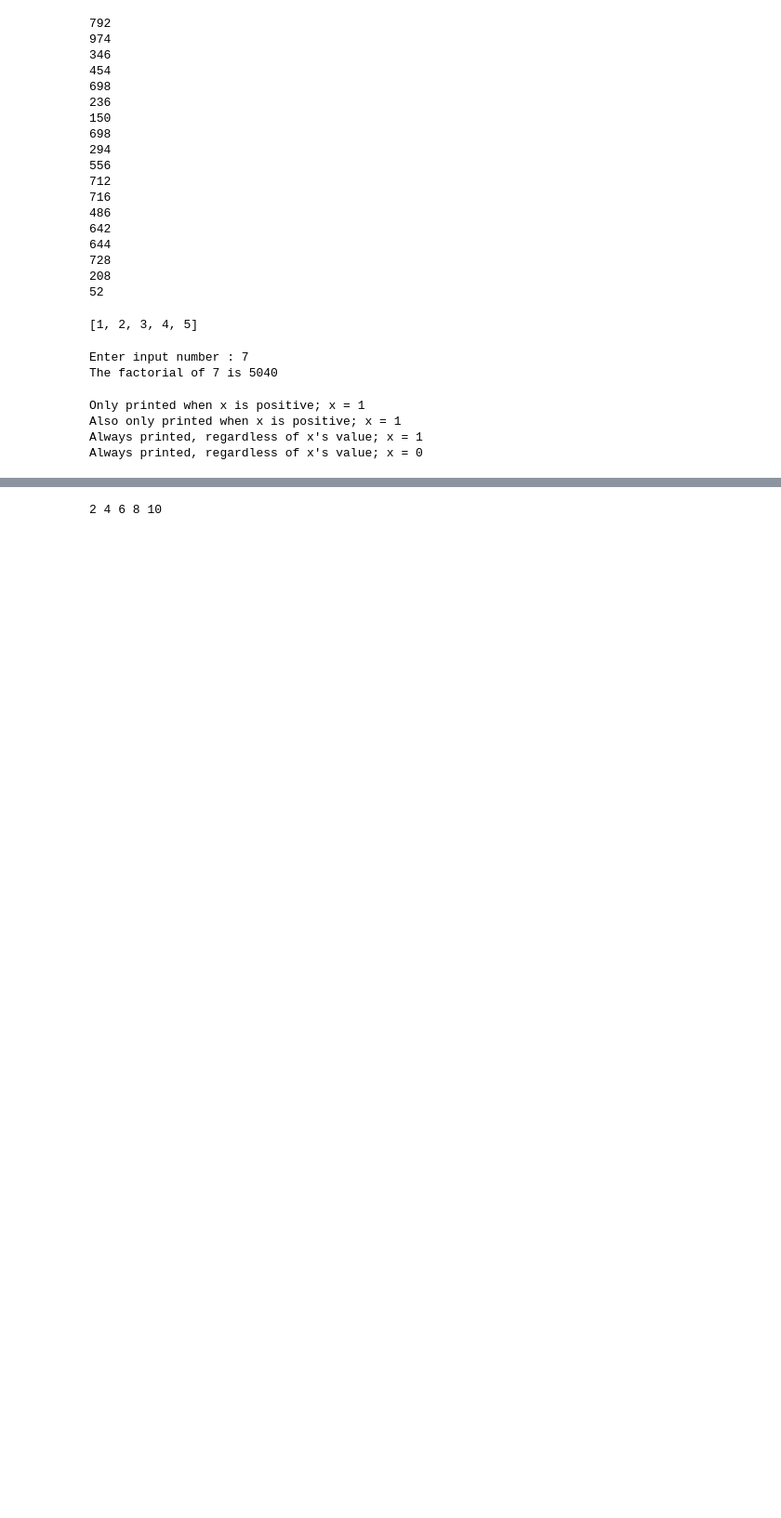
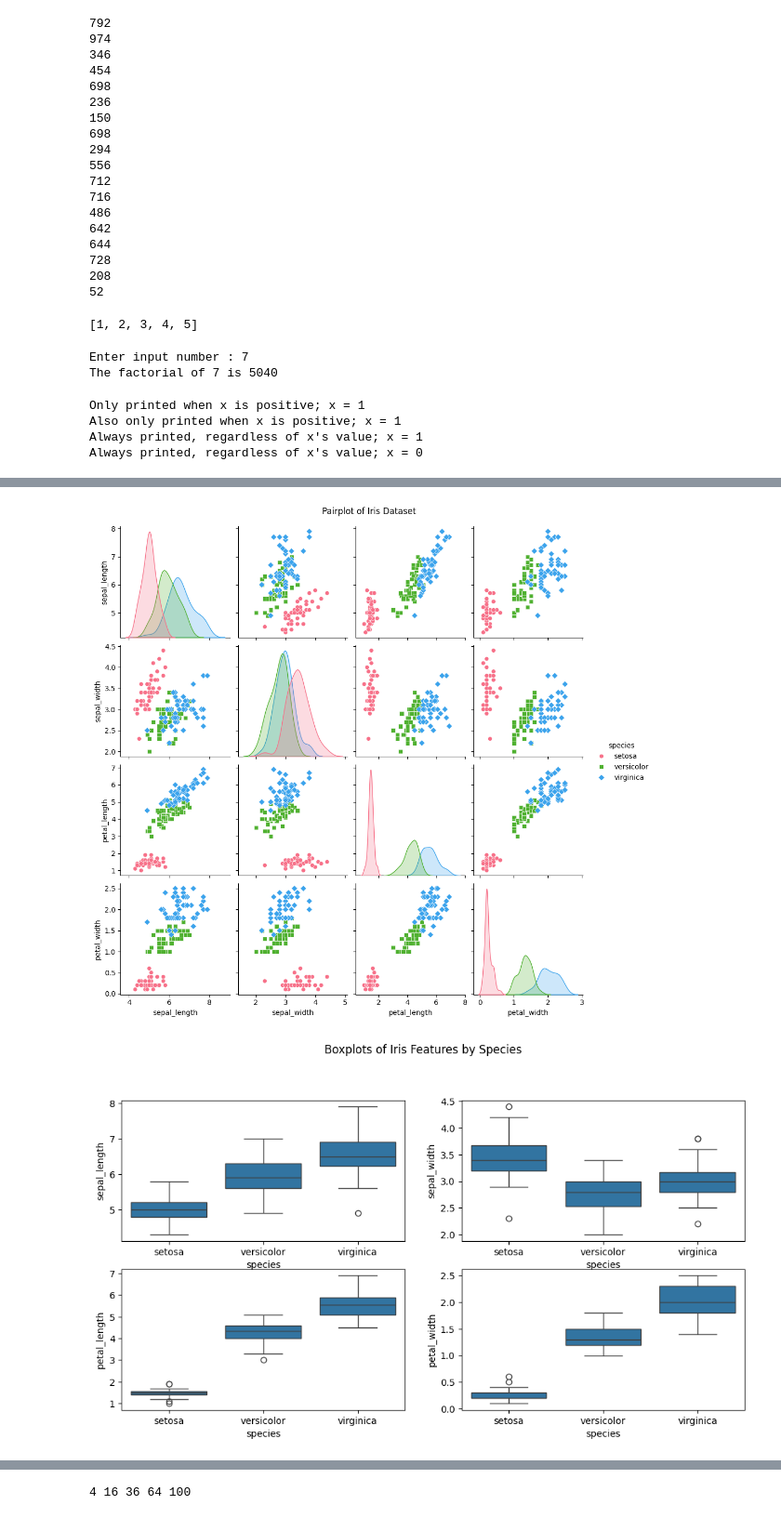
Before and after one commit to munira1413/Masar-, a Jupyter notebook: project.ipynb, the cells around one changed output, grey strips where cells are left out. Shown at 93% size. Cells and saved outputs as stored; diff of their text form; code cells hidden in the pictures; blank space fills up the shorter version.

```diff
--- a/project.ipynb
+++ b/project.ipynb
@@ -113,0 +173,48 @@ Always printed, regardless of x's value; x = 0
+# %%
+#2 Data Visualization
+##paste the code here
+import seaborn as sns
+import matplotlib.pyplot as plt
+
+# Load the Iris dataset
+iris = sns.load_dataset("iris")
+
+# Pairplot: Scatterplot matrix
+sns.pairplot(iris, hue="species", palette="husl", markers=["o", "s", "D"])
+plt.suptitle("Pairplot of Iris Dataset", y=1.02)
+plt.show()
+
+# Boxplot: Distribution of features by species
+plt.figure(figsize=(12, 6))
+plt.subplot(2, 2, 1)
+sns.boxplot(x="species", y="sepal_length", data=iris)
+plt.subplot(2, 2, 2)
+sns.boxplot(x="species", y="sepal_width", data=iris)
+plt.subplot(2, 2, 3)
+sns.boxplot(x="species", y="petal_length", data=iris)
+plt.subplot(2, 2, 4)
+sns.boxplot(x="species", y="petal_width", data=iris)
+plt.suptitle("Boxplots of Iris Features by Species", y=1.02)
+plt.show()
+
+# Violin plot: Distribution of features by species
+plt.figure(figsize=(12, 6))
+plt.subplot(2, 2, 1)
+sns.violinplot(x="species", y="sepal_length", data=iris)
+plt.subplot(2, 2, 2)
+sns.violinplot(x="species", y="sepal_width", data=iris)
+plt.subplot(2, 2, 3)
+sns.violinplot(x="species", y="petal_length", data=iris)
+plt.subplot(2, 2, 4)
+sns.violinplot(x="species", y="petal_width", data=iris)
+plt.suptitle("Violin Plots of Iris Features by Species", y=1.02)
+plt.show()
+
+# Heatmap: Correlation matrix
+correlation_matrix = iris.corr()
+sns.heatmap(correlation_matrix, annot=True, cmap="coolwarm", linewidths=.5)
+plt.title("Correlation Matrix of Iris Features")
+plt.show()
+# %% [output]
+[figure, added]
+[figure, added]
@@ -114,19 +223,21 @@ Always printed, regardless of x's value; x = 0
 # %%
 #Quiz
-#Python program to print Even Numbers in a List
 
-# Initializing list and value
+
+#أنشائنا قائمة وأسندنا القيم لها
 list1 =  [1, 2, 3, 4, 5, 6, 7, 8, 9, 10]
-num = 0
+num = 0 #عرفنا متغير
 
-# Uing while loop
+
 while(num < len(list1)):
 
-    # Cecking condition
+    # نشيك هل الأعداد في القائمة زوجية
     if list1[num] % 2 == 0:
-        print(list1 int ([num])^2, end=" ")
+     # نطبع مربع الأعداد الزوجية
+        print(list1[num]*list1[num], end=" ")
 
-    # increment num
-    num += 1
+
+    #الزيادة
+    num +=1
 # %% [output]
-2 4 6 8 10
+4 16 36 64 100
```
Also changed, not shown: parts of 4 cells of this notebook.
